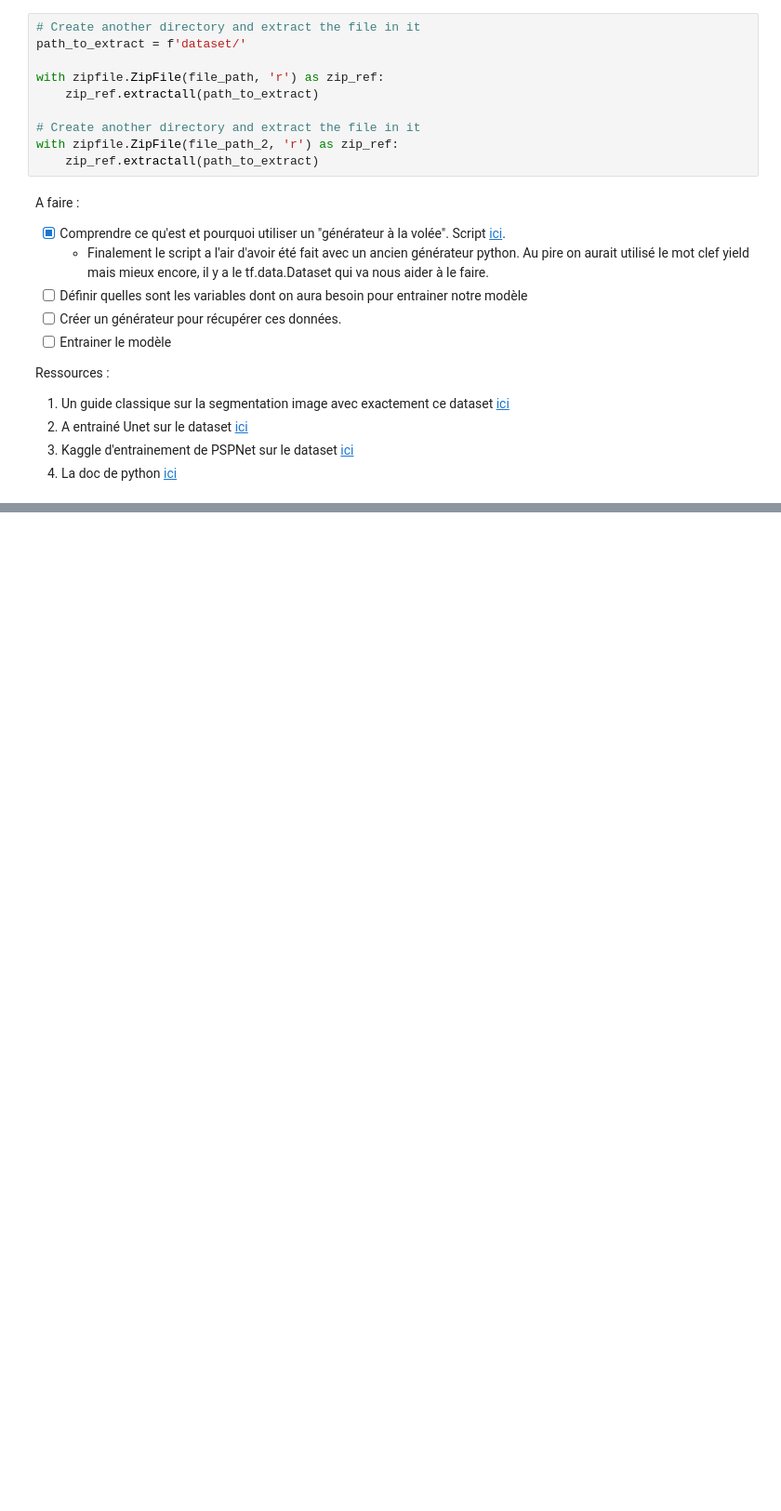
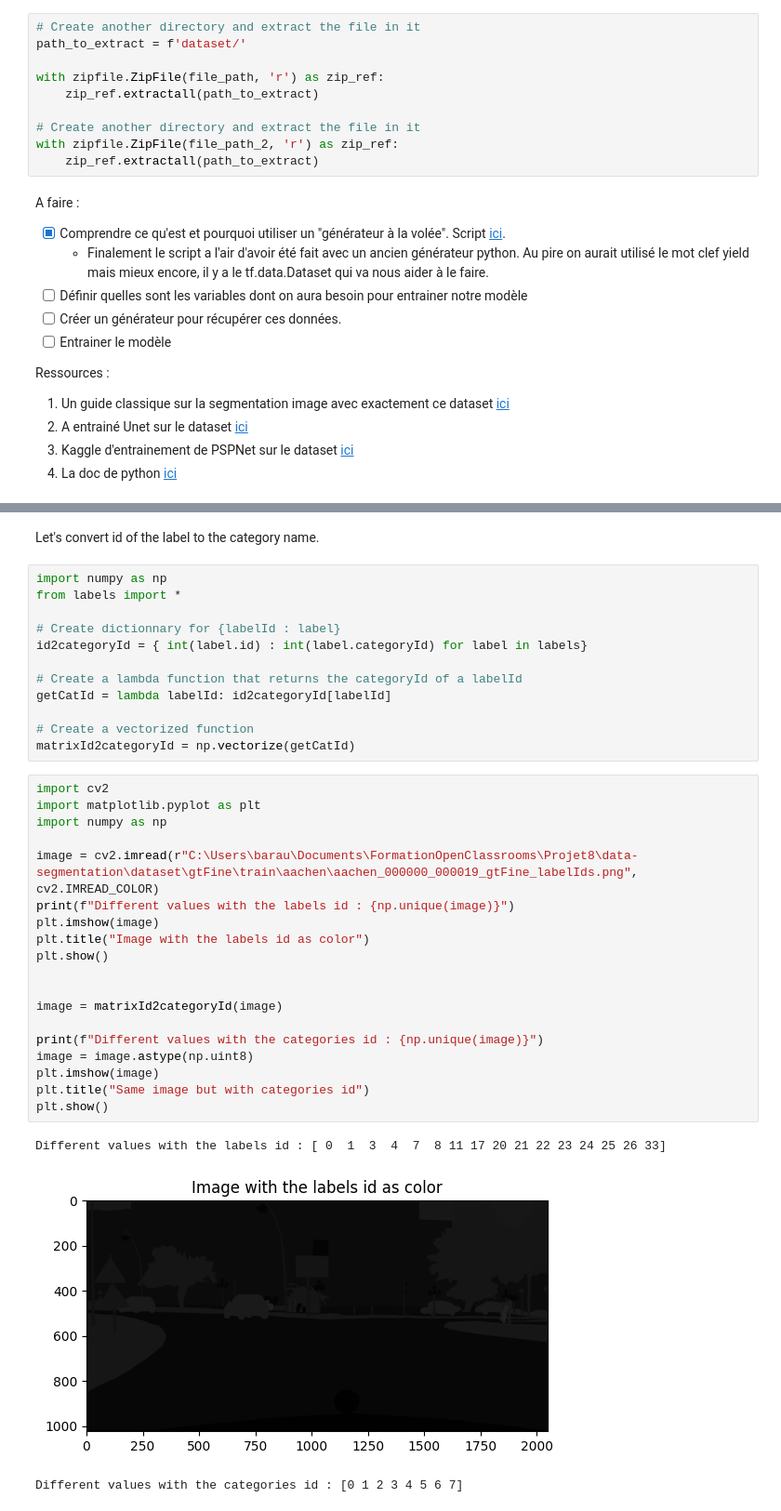
Before and after one commit to Hkllopp/data-segmentation, a Jupyter notebook: notebook.ipynb, the cells around one changed output, grey strips where cells are left out. Shown: that part at 93% size. Drawn from its saved outputs; the diff is of its cells as text; blank space fills up the shorter version.

Commit message:
Many changes. Added labels.

```diff
--- a/notebook.ipynb
+++ b/notebook.ipynb
@@ -49,0 +219,37 @@ Ressources :
+# %% [markdown]
+Let's convert id of the label to the category name.
+# %%
+import numpy as np
+from labels import *
+
+# Create dictionnary for {labelId : label}
+id2categoryId = { int(label.id) : int(label.categoryId) for label in labels}
+
+# Create a lambda function that returns the categoryId of a labelId
+getCatId = lambda labelId: id2categoryId[labelId]
+
+# Create a vectorized function
+matrixId2categoryId = np.vectorize(getCatId)
+# %%
+import cv2
+import matplotlib.pyplot as plt
+import numpy as np
+
+image = cv2.imread(r"C:\Users\barau\Documents\FormationOpenClassrooms\Projet8\data-segmentation\dataset\gtFine\train\aachen\aachen_000000_000019_gtFine_labelIds.png", cv2.IMREAD_COLOR)
+print(f"Different values with the labels id : {np.unique(image)}")
+plt.imshow(image)
+plt.title("Image with the labels id as color")
+plt.show()
+
+
+image = matrixId2categoryId(image)
+
+print(f"Different values with the categories id : {np.unique(image)}")
+image = image.astype(np.uint8)
+plt.imshow(image)
+plt.title("Same image but with categories id")
+plt.show()
+# %% [output]
+Different values with the labels id : [ 0  1  3  4  7  8 11 17 20 21 22 23 24 25 26 33]
+[figure, added]
+Different values with the categories id : [0 1 2 3 4 5 6 7]
```
Also changed, not shown: parts of 12 cells of this notebook, 2 other files.
